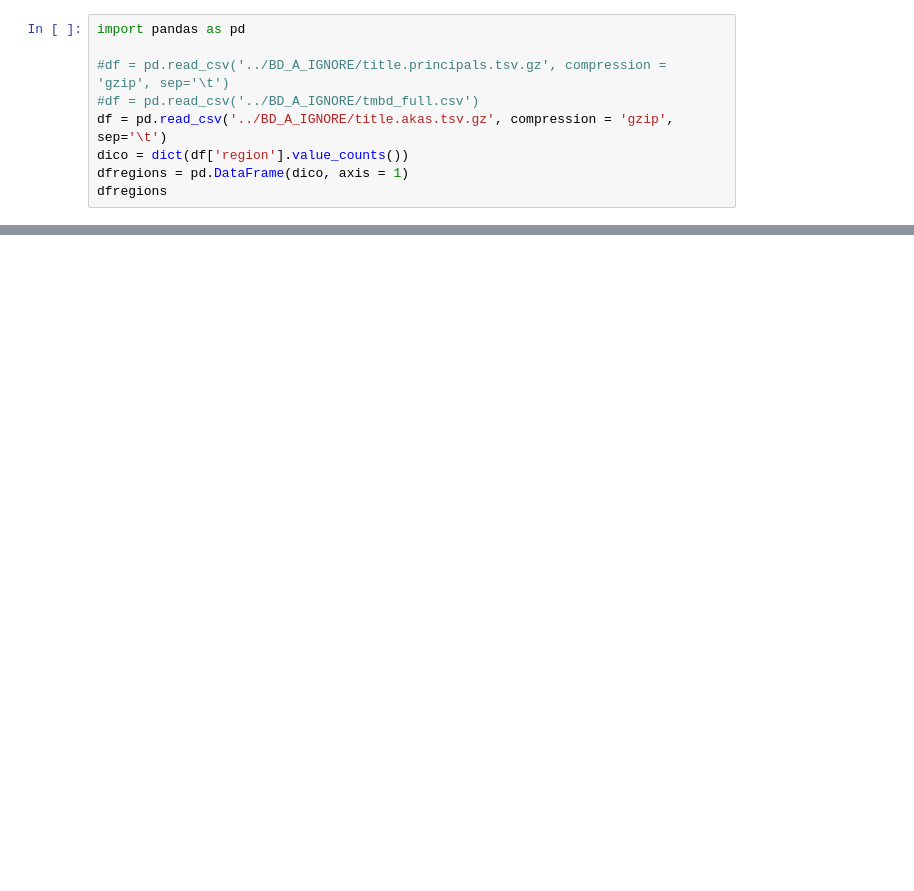
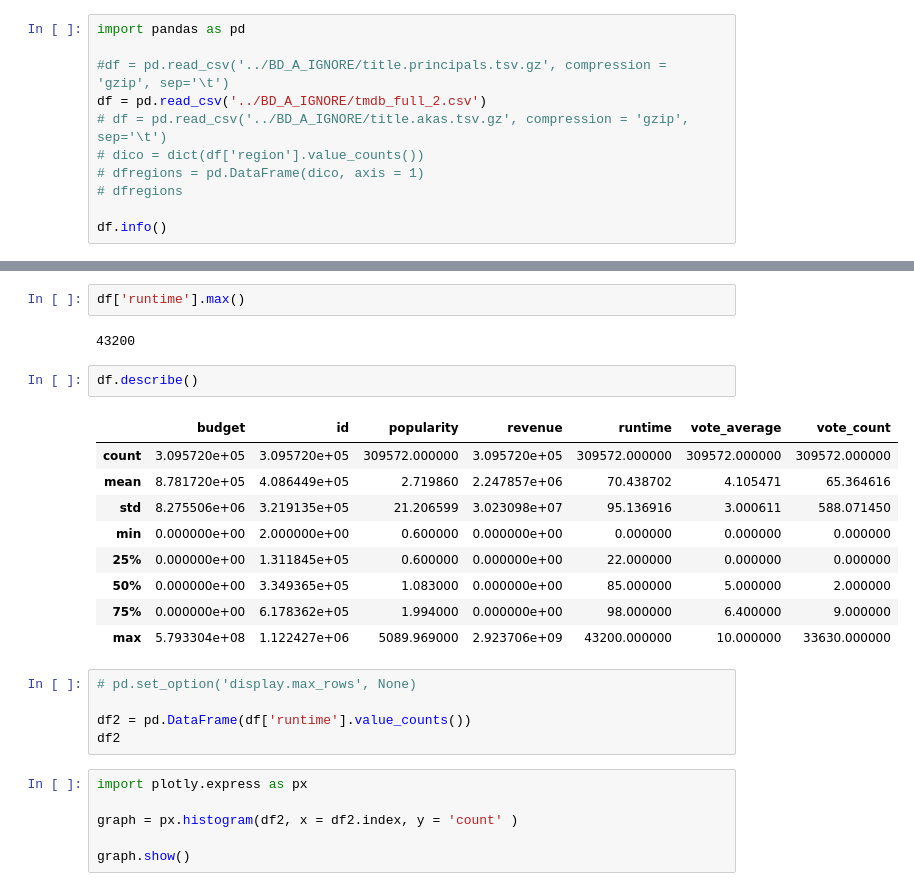
Before and after one commit to Philippe709/Projet2_Groupe2, a Jupyter notebook: main_project/testouverture.ipynb, the cells around one changed output, grey strips where cells are left out. Drawn from its saved outputs; the diff is of its cells as text; blank space fills up the shorter version.

```diff
--- a/main_project/testouverture.ipynb
+++ b/main_project/testouverture.ipynb
@@ -2,9 +2,11 @@
 import pandas as pd
 
 #df = pd.read_csv('../BD_A_IGNORE/title.principals.tsv.gz', compression = 'gzip', sep='\t')
-#df = pd.read_csv('../BD_A_IGNORE/tmbd_full.csv')
-df = pd.read_csv('../BD_A_IGNORE/title.akas.tsv.gz', compression = 'gzip', sep='\t')
-dico = dict(df['region'].value_counts())
-dfregions = pd.DataFrame(dico, axis = 1)
-dfregions
+df = pd.read_csv('../BD_A_IGNORE/tmdb_full_2.csv')
+# df = pd.read_csv('../BD_A_IGNORE/title.akas.tsv.gz', compression = 'gzip', sep='\t')
+# dico = dict(df['region'].value_counts())
+# dfregions = pd.DataFrame(dico, axis = 1)
+# dfregions
+
+df.info()
 # %% [output]
@@ -11,0 +38,27 @@ TypeError: DataFrame.__init__() got an unexpected keyword argument 'axis'
+# %%
+df['runtime'].max()
+# %% [output]
+43200
+# %%
+df.describe()
+# %% [output]
+|  | budget | id | popularity | revenue | runtime | vote_average | vote_count |
+| count | 3.095720e+05 | 3.095720e+05 | 309572.000000 | 3.095720e+05 | 309572.000000 | 309572.000000 | 309572.000000 |
+| mean | 8.781720e+05 | 4.086449e+05 | 2.719860 | 2.247857e+06 | 70.438702 | 4.105471 | 65.364616 |
+| std | 8.275506e+06 | 3.219135e+05 | 21.206599 | 3.023098e+07 | 95.136916 | 3.000611 | 588.071450 |
+| min | 0.000000e+00 | 2.000000e+00 | 0.600000 | 0.000000e+00 | 0.000000 | 0.000000 | 0.000000 |
+| 25% | 0.000000e+00 | 1.311845e+05 | 0.600000 | 0.000000e+00 | 22.000000 | 0.000000 | 0.000000 |
+| 50% | 0.000000e+00 | 3.349365e+05 | 1.083000 | 0.000000e+00 | 85.000000 | 5.000000 | 2.000000 |
+| 75% | 0.000000e+00 | 6.178362e+05 | 1.994000 | 0.000000e+00 | 98.000000 | 6.400000 | 9.000000 |
+| max | 5.793304e+08 | 1.122427e+06 | 5089.969000 | 2.923706e+09 | 43200.000000 | 10.000000 | 33630.000000 |
+# %%
+# pd.set_option('display.max_rows', None)
+
+df2 = pd.DataFrame(df['runtime'].value_counts())
+df2
+# %%
+import plotly.express as px
+
+graph = px.histogram(df2, x = df2.index, y = 'count' )
+
+graph.show()
```
Also changed, not shown: parts of 2 cells of this notebook.
